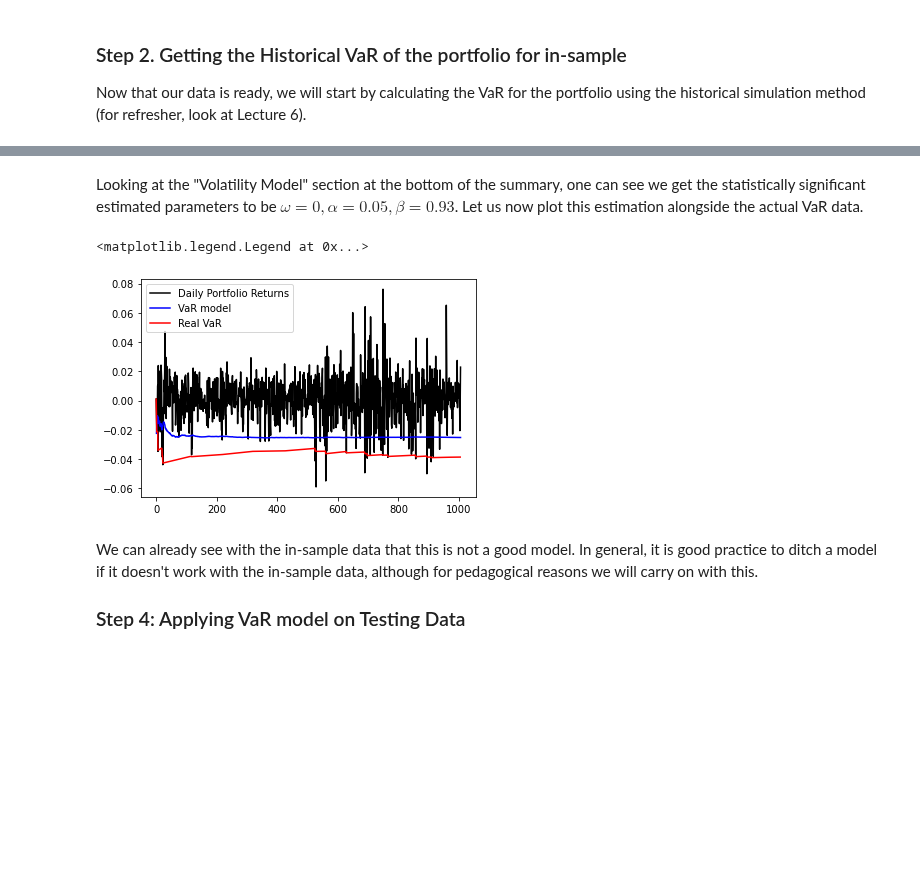
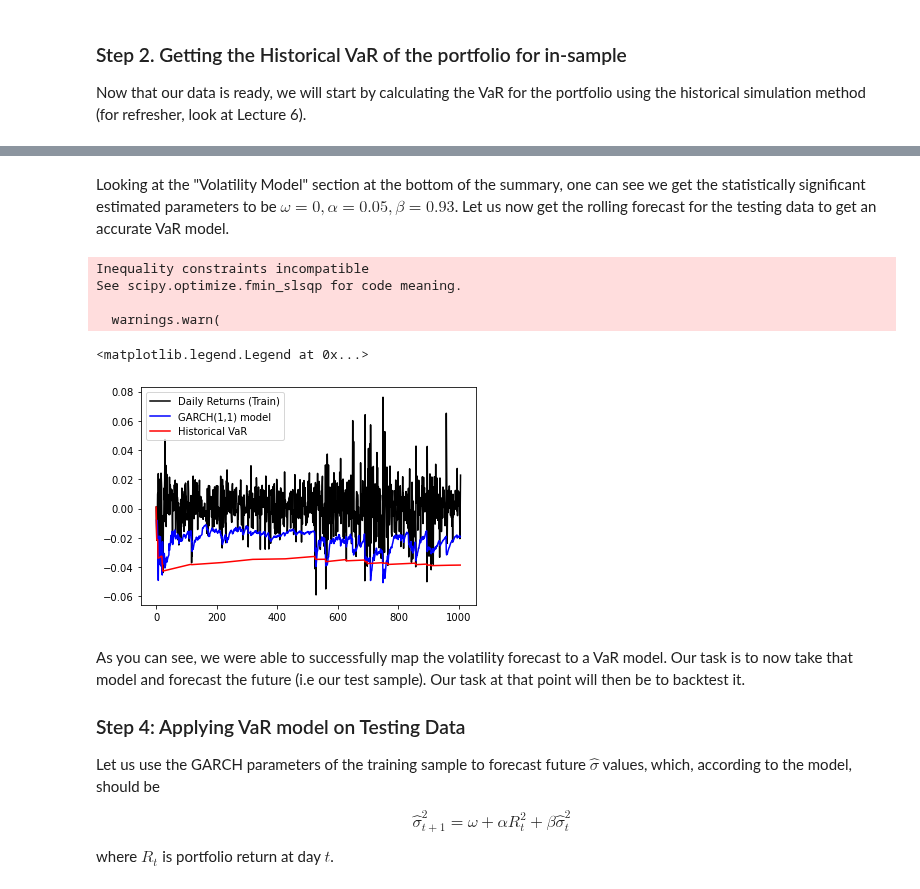
Before and after one commit to theheavygluon/Risk-Management-Course, a Jupyter notebook: Lecture 7 - Risk Backtesting and Forecasting.ipynb, the cells around one changed output, grey strips where cells are left out. Drawn from its saved outputs; the diff is of its cells as text; code cells hidden in the pictures; blank space fills up the shorter version.

```diff
--- a/Lecture 7 - Risk Backtesting and Forecasting.ipynb
+++ b/Lecture 7 - Risk Backtesting and Forecasting.ipynb
@@ -220,19 +220,40 @@ Volatility Model
 Covariance estimator: robust
 # %% [markdown]
-Looking at the "Volatility Model" section at the bottom of the summary, one can see we get the statistically significant estimated parameters to be $\omega = 0, \alpha = 0.05, \beta = 0.93$. Let us now plot this estimation alongside the actual VaR data.
+Looking at the "Volatility Model" section at the bottom of the summary, one can see we get the statistically significant estimated parameters to be $\omega = 0, \alpha = 0.05, \beta = 0.93$. Let us now get the rolling forecast for the testing data to get an accurate VaR model.
 # %%
-from scipy.stats import norm
-forecast = sigma_estimate.forecast(horizon=len(training_data)).variance.values[-1, :]**0.5 #forecasting model with params above
-forecast = [forecast[i]*norm.ppf(0.05) - np.mean(training_data[:i]) for i in range(len(forecast))]
+rolling_forecast = [] #initializing the list
+
+for i in range(len(training_data)-1):
+    train = training_data[:-(len(training_data)-1 - i)] #training data
+    model = arch_model(train, p=1, q=1)
+    fit = model.fit(disp='off')
+    forecast = fit.forecast(horizon=1) #forecasting volatility
+    rolling_forecast.append(np.sqrt(forecast.variance.values[-1,:][0])) #appending result to list
+# %% [output]
+Inequality constraints incompatible
+See scipy.optimize.fmin_slsqp for code meaning.
+
+  warnings.warn(
 # %%
-plt.plot(training_data, color='black',label="Daily Portfolio Returns")
-plt.plot(forecast,color='blue', label="VaR model")
-plt.plot(VaRs,color='red', label="Real VaR")
+from scipy.stats import norm
+
+VaR_model = np.array(rolling_forecast)*norm.ppf(0.05) + np.mean(training_data) #VaR = sigma*phi^-1 (alpha) + mu if ~ N
+
+plt.plot(training_data, color='black',label="Daily Returns (Train)")
+plt.plot(VaR_model,color='blue', label="GARCH(1,1) model")
+plt.plot(VaRs,color='red', label="Historical VaR")
 plt.legend()
 # %% [output]
 <matplotlib.legend.Legend at 0x...>
-[figure, old version]
+[figure, new version]
 # %% [markdown]
-We can already see with the in-sample data that this is not a good model. In general, it is good practice to ditch a model if it doesn't work with the in-sample data, although for pedagogical reasons we will carry on with this.
+As you can see, we were able to successfully map the volatility forecast to a VaR model. Our task is to now take that model and forecast the future (i.e our test sample). Our task at that point will then be to backtest it.
 
 ### Step 4: Applying VaR model on Testing Data
+
+Let us use the GARCH parameters of the training sample to forecast future $\hat{\sigma}$ values, which, according to the model, should be
+
+
+$$\hat{\sigma}^2_{t+1} = \omega + \alpha R_t^2 + \beta \hat{\sigma}_t^2$$
+
+where $R_t$ is portfolio return at day $t$.
```
Also changed, not shown: parts of 10 cells of this notebook.
